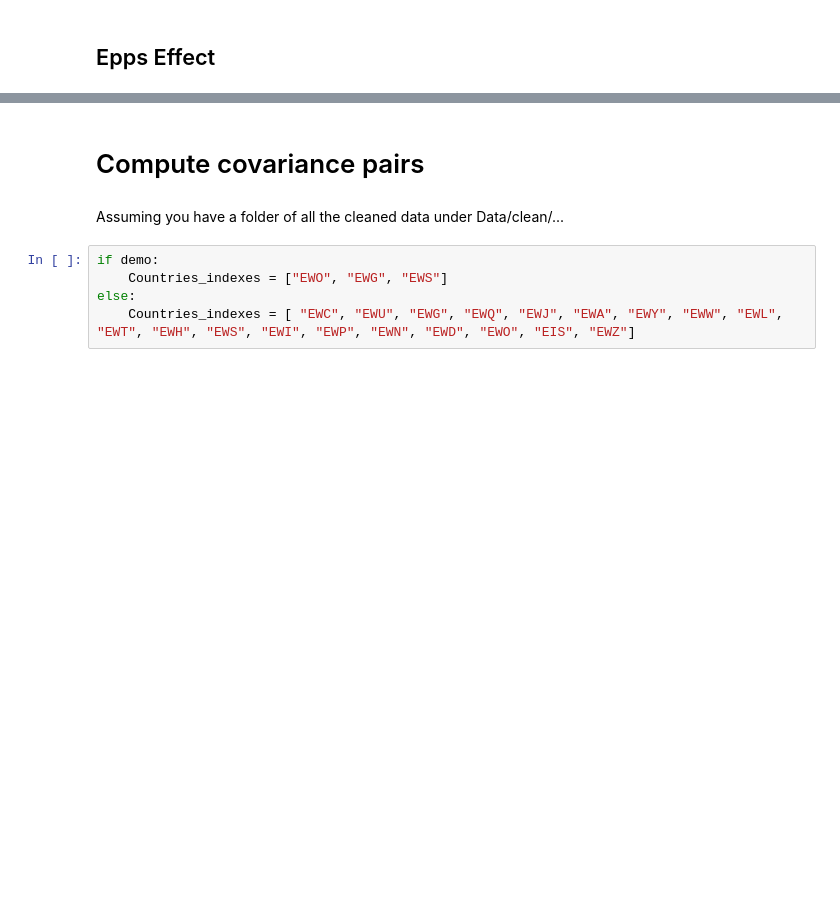
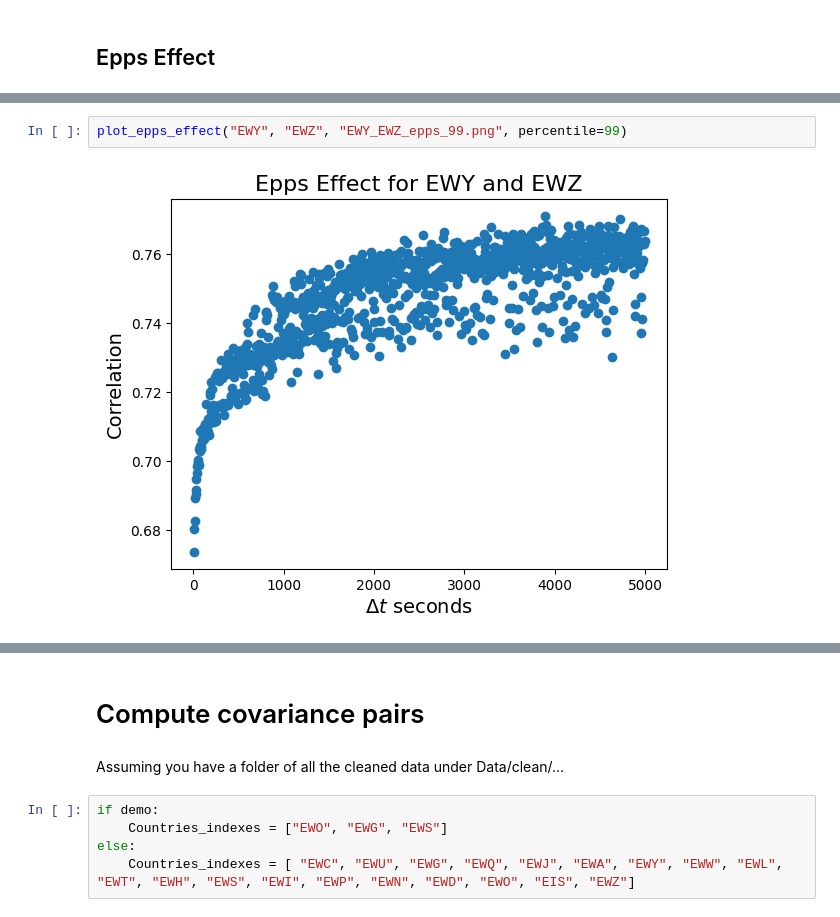
Before and after one commit to hosseinabadi/Big-Data-Correlation-Estimation, a Jupyter notebook: main.ipynb, the cells around one changed output, grey strips where cells are left out. Drawn from its saved outputs; the diff is of its cells as text; blank space fills up the shorter version.

```diff
--- a/main.ipynb
+++ b/main.ipynb
@@ -249,0 +224,4 @@ plot_epps_effect("EWY", "EWZ")
+# %%
+plot_epps_effect("EWY", "EWZ", "EWY_EWZ_epps_99.png", percentile=99)
+# %% [output]
+[figure, added]
```
Also changed, not shown: parts of 10 cells of this notebook.
